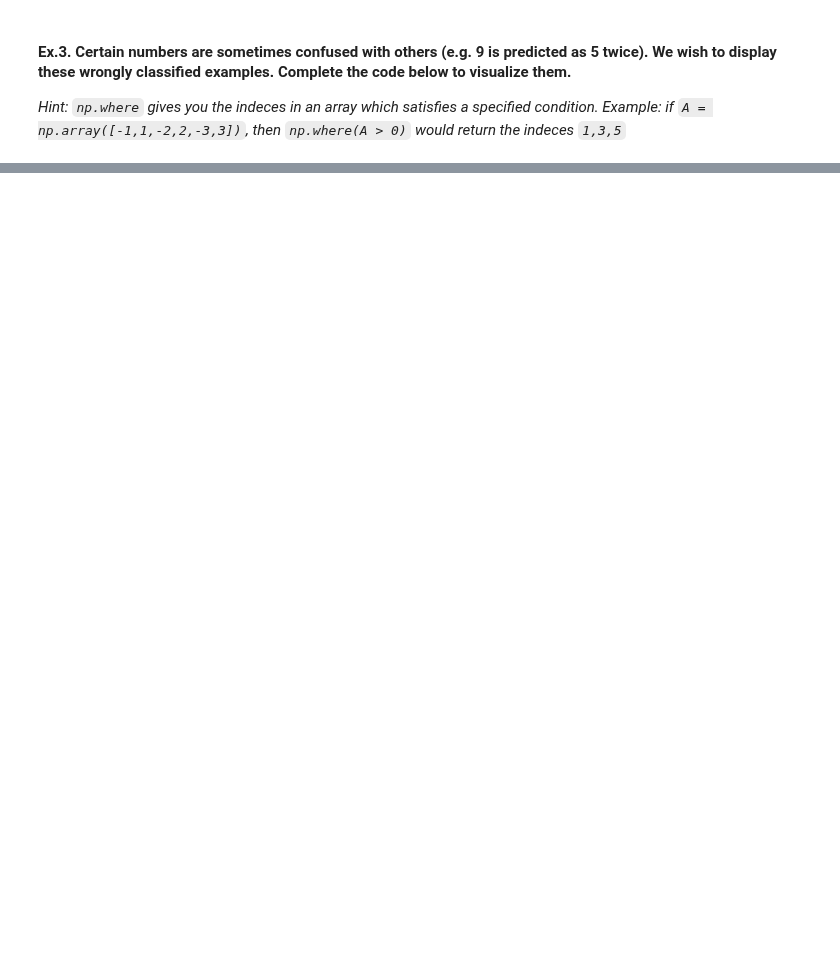
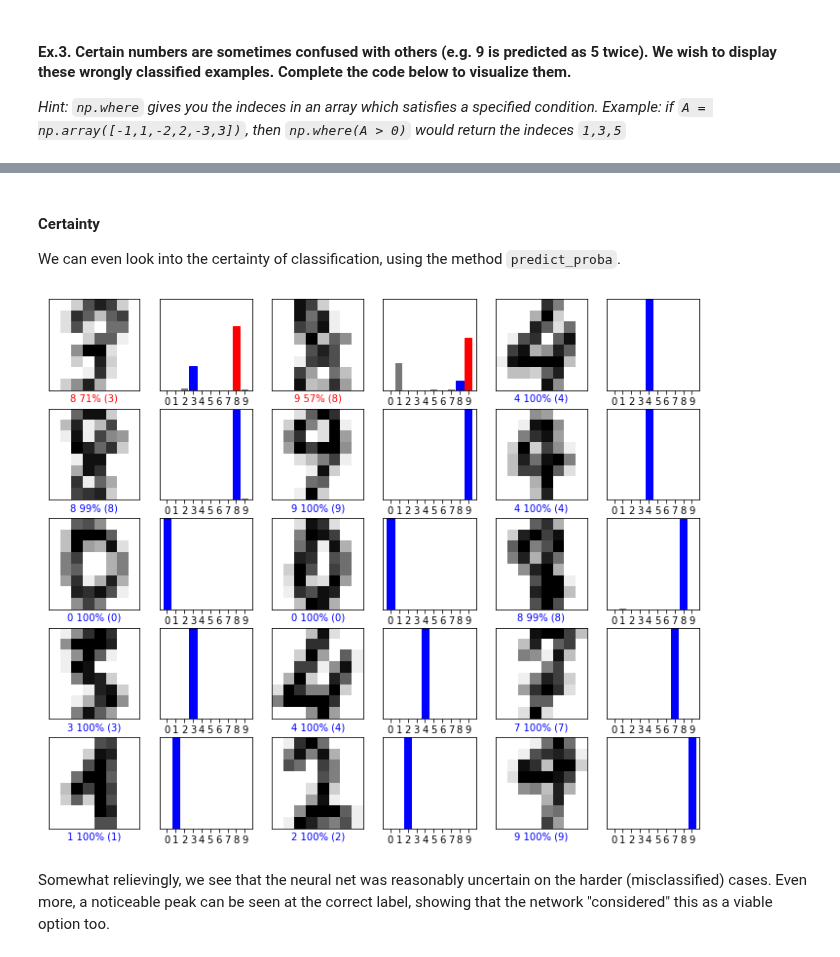
Before and after one commit to oercompbiomed/CBM101, a Jupyter notebook: H_Neural_Networks/2_Feed_Forward_Neural_Networks.ipynb, the cells around one changed output, grey strips where cells are left out. Saved outputs shown, nothing was run; the diff lists cells and outputs as text; code cells hidden in the pictures; blank space fills up the shorter version.

```diff
--- a/H_Neural_Networks/2_Feed_Forward_Neural_Networks.ipynb
+++ b/H_Neural_Networks/2_Feed_Forward_Neural_Networks.ipynb
@@ -144,6 +144,7 @@ In principle we could end it at here celebrating a high test accuracy, but it is
 # %%
 X = data.images
 y = data.target
+class_names = data.target_names
 # %%
 from sklearn.metrics import classification_report
 from sklearn.metrics import confusion_matrix
@@ -200,0 +239,5 @@ Looking at these examples (especially while considering the low resolution), the
+# %% [markdown]
+#### Certainty
+We can even look into the certainty of classification, using the method `predict_proba`.
+# %%
+pred_prob = clf.predict_proba(X_test)
@@ -200,0 +278,18 @@ Looking at these examples (especially while considering the low resolution), the
+# %%
+# Plot the first X test images, their predicted labels, and the true labels.
+# Color correct predictions in blue and incorrect predictions in red.
+num_rows = 5
+num_cols = 3
+num_images = num_rows*num_cols
+plt.figure(figsize=(2*2*num_cols, 2*num_rows))
+for i in range(num_images):
+    plt.subplot(num_rows, 2*num_cols, 2*i+1)
+    plot_image(i, pred_prob, y_test, X_test)
+    plt.subplot(num_rows, 2*num_cols, 2*i+2)
+    plot_value_array(i, pred_prob, y_test)
+    plt.xticks(np.arange(10))
+plt.show()
+# %% [output]
+[figure, added]
+# %% [markdown]
+Somewhat relievingly, we see that the neural net was reasonably uncertain on the harder (misclassified) cases. Even more, a noticeable peak can be seen at the correct label, showing that the network "considered" this as a viable option too.
```
Also changed, not shown: parts of 15 cells of this notebook.
